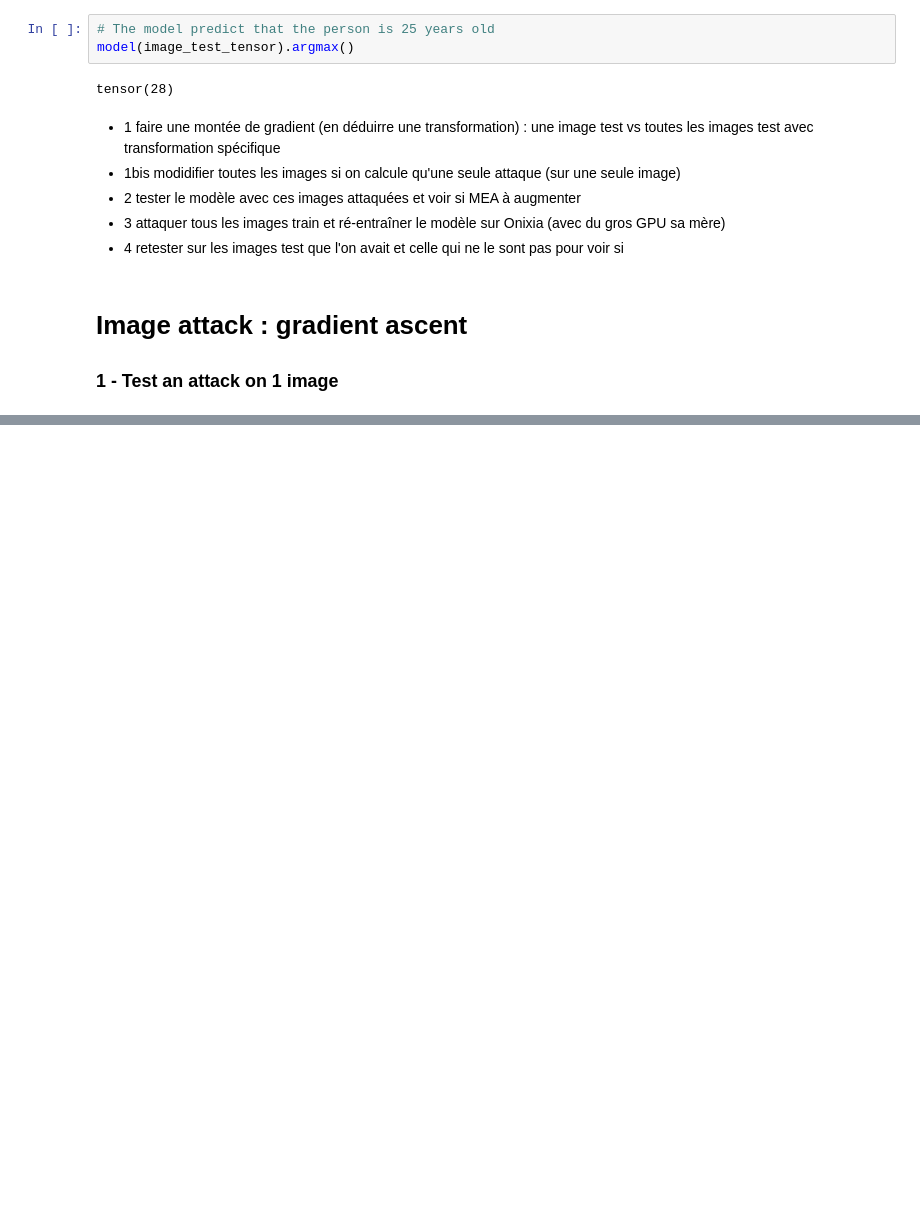
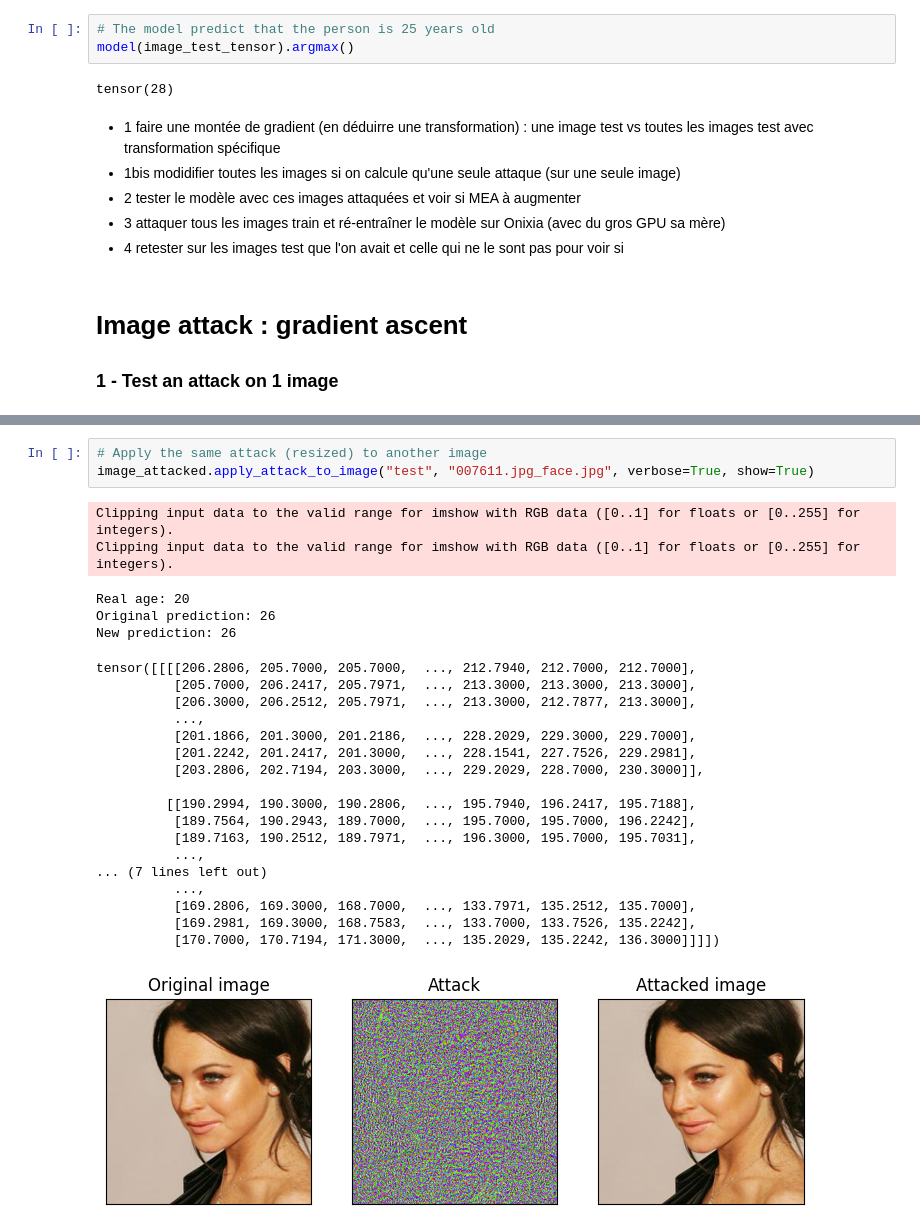
Before and after one commit to MaximeRCD/Project-age-estimation-pytorch, a Jupyter notebook: notebook_test_YN.ipynb, the cells around one changed output, grey strips where cells are left out. Cells and saved outputs as stored; diff of their text form; blank space fills up the shorter version.

```diff
--- a/notebook_test_YN.ipynb
+++ b/notebook_test_YN.ipynb
@@ -161,0 +277,27 @@ def fgsm_attack(image, epsilon, data_grad):
+# %%
+# Apply the same attack (resized) to another image
+image_attacked.apply_attack_to_image("test", "007611.jpg_face.jpg", verbose=True, show=True)
+# %% [output]
+Clipping input data to the valid range for imshow with RGB data ([0..1] for floats or [0..255] for integers).
+Clipping input data to the valid range for imshow with RGB data ([0..1] for floats or [0..255] for integers).
+Real age: 20
+Original prediction: 26
+New prediction: 26
+tensor([[[[206.2806, 205.7000, 205.7000,  ..., 212.7940, 212.7000, 212.7000],
+          [205.7000, 206.2417, 205.7971,  ..., 213.3000, 213.3000, 213.3000],
+          [206.3000, 206.2512, 205.7971,  ..., 213.3000, 212.7877, 213.3000],
+          ...,
+          [201.1866, 201.3000, 201.2186,  ..., 228.2029, 229.3000, 229.7000],
+          [201.2242, 201.2417, 201.3000,  ..., 228.1541, 227.7526, 229.2981],
+          [203.2806, 202.7194, 203.3000,  ..., 229.2029, 228.7000, 230.3000]],
+
+         [[190.2994, 190.3000, 190.2806,  ..., 195.7940, 196.2417, 195.7188],
+          [189.7564, 190.2943, 189.7000,  ..., 195.7000, 195.7000, 196.2242],
+          [189.7163, 190.2512, 189.7971,  ..., 196.3000, 195.7000, 195.7031],
+          ...,
+... (7 lines left out)
+          ...,
+          [169.2806, 169.3000, 168.7000,  ..., 133.7971, 135.2512, 135.7000],
+          [169.2981, 169.3000, 168.7583,  ..., 133.7000, 133.7526, 135.2242],
+          [170.7000, 170.7194, 171.3000,  ..., 135.2029, 135.2242, 136.3000]]]])
+[figure, added]
```
Also changed, not shown: parts of 10 cells of this notebook.
